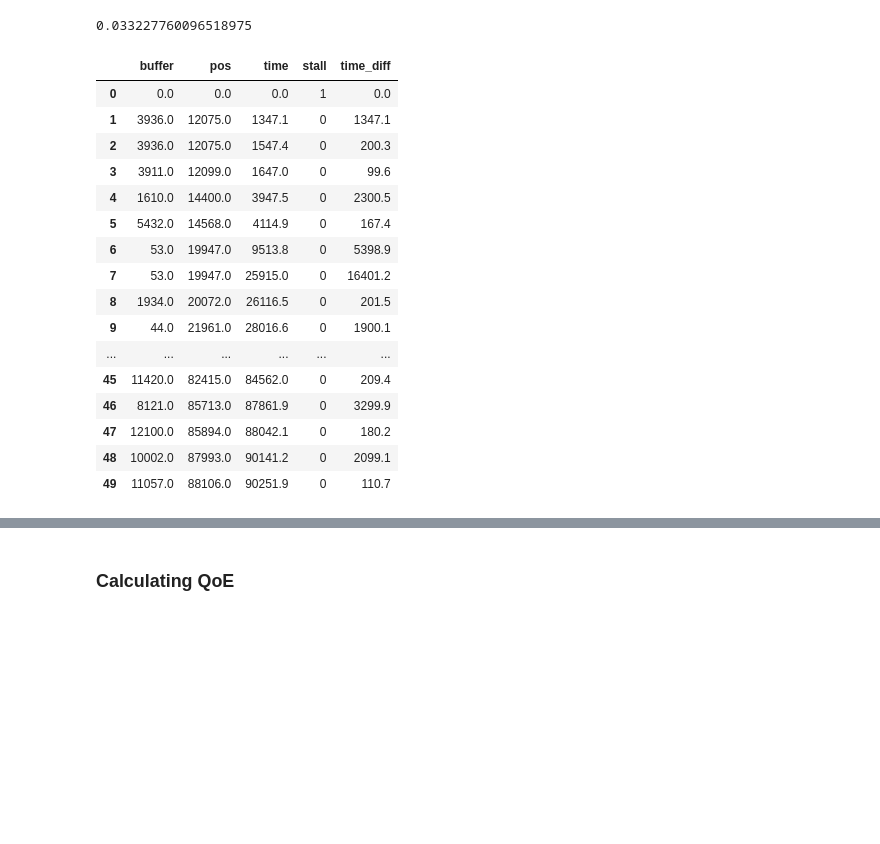
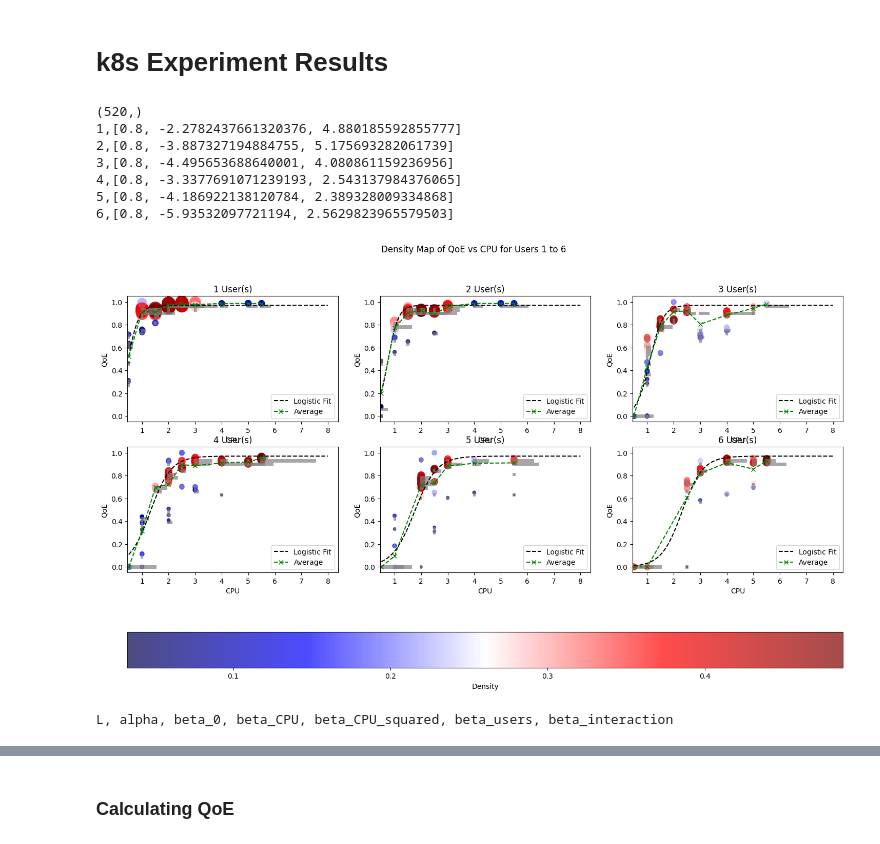
Before and after one commit to VincentSheh/edge_apps, a Jupyter notebook: user_emulator/experiment.ipynb, the cells around one changed output, grey strips where cells are left out. Cells and saved outputs as stored; diff of their text form; code cells hidden in the pictures; blank space fills up the shorter version.

```diff
--- a/user_emulator/experiment.ipynb
+++ b/user_emulator/experiment.ipynb
@@ -127,28 +1,2 @@ buffer_df.head(5)
-# %%
-buffer_df['stall'] = (buffer_df['buffer'] == 0).astype(int)
-buffer_df['time_diff'] = buffer_df['time'].diff()
-buffer_df.loc[0,'time_diff'] = 0
-stall_duration = buffer_df.loc[buffer_df['stall']==1, 'time_diff'].sum()-startup_delay
-stall_duration/(tend-startup_delay)
-# %% [output]
-0.033227760096518975
-# %%
-buffer_df.head(50)
-# %% [output]
-|  | buffer | pos | time | stall | time_diff |
-| 0 | 0.0 | 0.0 | 0.0 | 1 | 0.0 |
-| 1 | 3936.0 | 12075.0 | 1347.1 | 0 | 1347.1 |
-| 2 | 3936.0 | 12075.0 | 1547.4 | 0 | 200.3 |
-| 3 | 3911.0 | 12099.0 | 1647.0 | 0 | 99.6 |
-| 4 | 1610.0 | 14400.0 | 3947.5 | 0 | 2300.5 |
-| 5 | 5432.0 | 14568.0 | 4114.9 | 0 | 167.4 |
-| 6 | 53.0 | 19947.0 | 9513.8 | 0 | 5398.9 |
-| 7 | 53.0 | 19947.0 | 25915.0 | 0 | 16401.2 |
-| 8 | 1934.0 | 20072.0 | 26116.5 | 0 | 201.5 |
-| 9 | 44.0 | 21961.0 | 28016.6 | 0 | 1900.1 |
-| ... | ... | ... | ... | ... | ... |
-| 45 | 11420.0 | 82415.0 | 84562.0 | 0 | 209.4 |
-| 46 | 8121.0 | 85713.0 | 87861.9 | 0 | 3299.9 |
-| 47 | 12100.0 | 85894.0 | 88042.1 | 0 | 180.2 |
-| 48 | 10002.0 | 87993.0 | 90141.2 | 0 | 2099.1 |
-| 49 | 11057.0 | 88106.0 | 90251.9 | 0 | 110.7 |
+# %% [markdown]
+# k8s Experiment Results
@@ -154,0 +222,21 @@ buffer_df.head(50)
+# %%
+scaled_qoe_df, scaler = calculate_qoe_from_csv("150_qoe_noatk_noids.csv")
+logis_params = plot_qoe(scaled_qoe_df,atk="none")
+print("L, alpha, beta_0, beta_CPU, beta_CPU_squared, beta_users, beta_interaction")
+
+# print(list(logis_params))
+
+# for user in range(1,7):
+#     curr_df = scaled_qoe_df.loc[scaled_qoe_df["user"] == user]
+#     print("user: ", user)
+#     print(list(curr_df.groupby("cpu")["qoe"].std().values))
+# %% [output]
+(520,)
+1,[0.8, -2.2782437661320376, 4.880185592855777]
+2,[0.8, -3.887327194884755, 5.175693282061739]
+3,[0.8, -4.495653688640001, 4.080861159236956]
+4,[0.8, -3.3377691071239193, 2.543137984376065]
+5,[0.8, -4.186922138120784, 2.389328009334868]
+6,[0.8, -5.93532097721194, 2.5629823965579503]
+[figure, added]
+L, alpha, beta_0, beta_CPU, beta_CPU_squared, beta_users, beta_interaction
```
Also changed, not shown: parts of 44 cells of this notebook, 3 other files.
